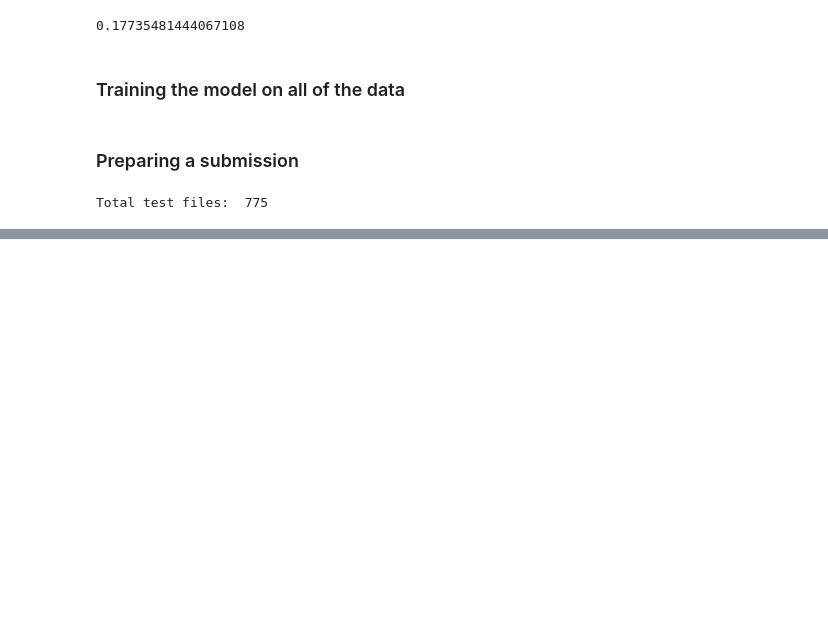
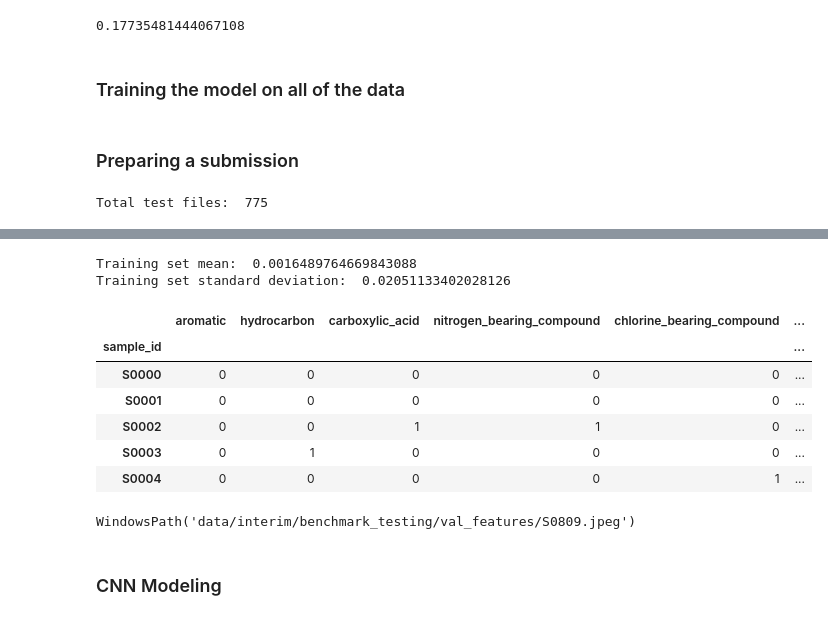
Before and after one commit to MosesBomera/Mars-Spectrometry-2-Gas-Chromatography, a Jupyter notebook: Benchmark_Modelling.ipynb, the cells around one changed output, grey strips where cells are left out. Drawn from its saved outputs; the diff is of its cells as text; code cells hidden in the pictures; blank space fills up the shorter version.

Commit message:
Add baseline CNN modeling

```diff
--- a/Benchmark_Modelling.ipynb
+++ b/Benchmark_Modelling.ipynb
@@ -329,0 +449,10 @@ final_submission_df.to_csv("benchmark_logreg_c2_submission.csv")
+# %%
+# Store mean and std deviation for normalization later
+train_mean = train_features.values.mean()
+train_std = train_features.values.std()
+
+print("Training set mean: ", train_mean)
+print("Training set standard deviation: ", train_std)
+# %% [output]
+Training set mean:  0.0016489764669843088
+Training set standard deviation:  0.02051133402028126
@@ -329,0 +463,34 @@ final_submission_df.to_csv("benchmark_logreg_c2_submission.csv")
+# %%
+train_labels = pd.read_csv("data/train_labels.csv", index_col="sample_id")
+
+# Collect target class names to use later
+target_cols = train_labels.columns.tolist()
+
+# Make sure each label is an integer
+train_labels = train_labels.astype(int)
+
+# Include path to jpeg
+train_labels["fpath_jpeg"] = TRAIN_IMG_PATH / (train_labels.index + ".jpeg")
+train_labels.head()
+# %% [output]
+|  | aromatic | hydrocarbon | carboxylic_acid | nitrogen_bearing_compound | chlorine_bearing_compound | ... |
+| sample_id |  |  |  |  |  | ... |
+| S0000 | 0 | 0 | 0 | 0 | 0 | ... |
+| S0001 | 0 | 0 | 0 | 0 | 0 | ... |
+| S0002 | 0 | 0 | 1 | 1 | 0 | ... |
+| S0003 | 0 | 1 | 0 | 0 | 0 | ... |
+| S0004 | 0 | 0 | 0 | 0 | 1 | ... |
+# %%
+submission_format = pd.read_csv(
+    "data/submission_format.csv", index_col="sample_id"
+)
+submission_format["fpath_jpeg"] = submission_format.index.to_series().apply(
+    lambda x: IMG_OUTPUT_PATH
+    / (str(metadata.loc[x]["split"]) + "_features")
+    / (str(x) + ".jpeg")
+)
+submission_format.iloc[0].fpath_jpeg
+# %% [output]
+WindowsPath('data/interim/benchmark_testing/val_features/S0809.jpeg')
+# %% [markdown]
+### CNN Modeling
```
Also changed, not shown: parts of 29 cells of this notebook.
